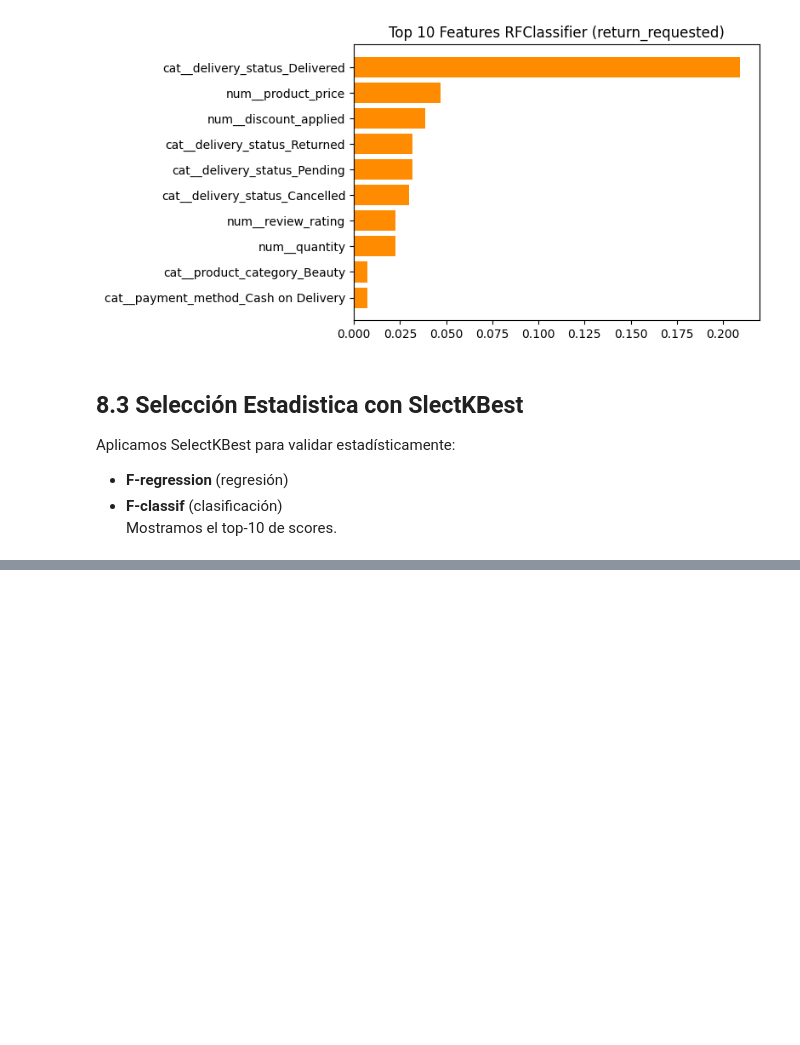
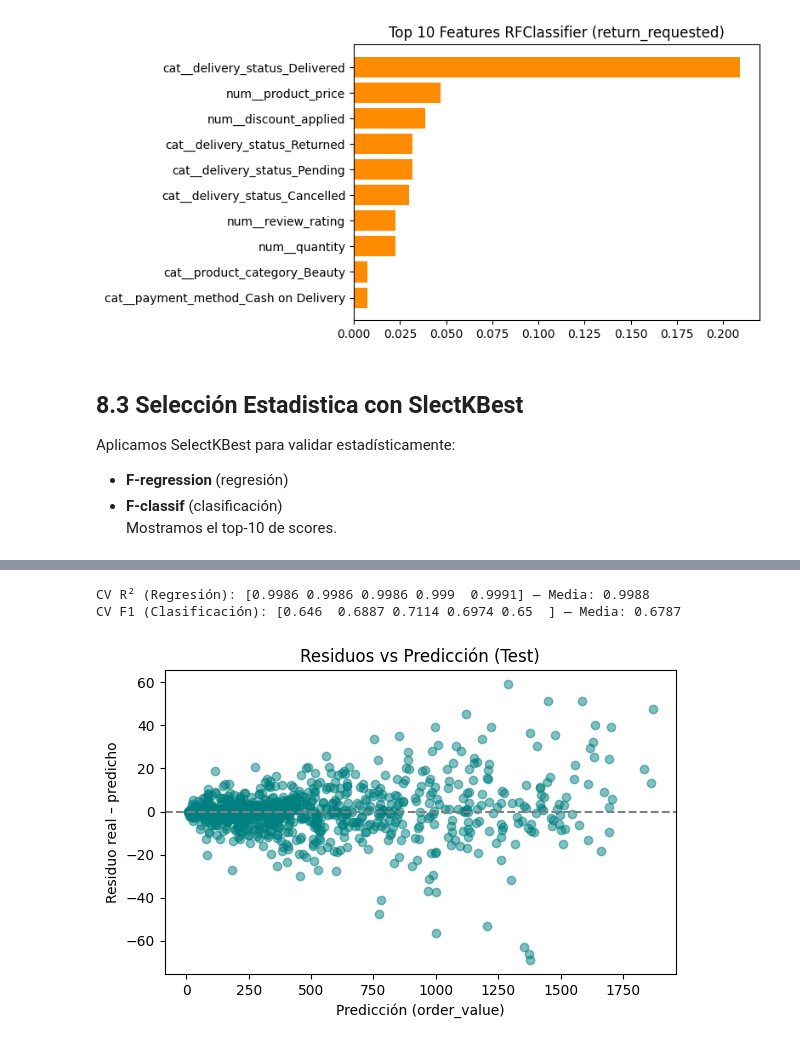
Before and after one commit to rgriveros/data-science-proyecto, a Jupyter notebook: notebooks/ProyectoParteIII_RiverosLobos.ipynb, the cells around one changed output, grey strips where cells are left out. Drawn from its saved outputs; the diff is of its cells as text; code cells hidden in the pictures; blank space fills up the shorter version.

```diff
--- a/notebooks/ProyectoParteIII_RiverosLobos.ipynb
+++ b/notebooks/ProyectoParteIII_RiverosLobos.ipynb
@@ -970,0 +1245,16 @@ Passing `palette` without assigning `hue` is deprecated and will be removed in v
+# %%
+# 10.3.a Regresión en Test Set con el mejor regresor
+best_reg = grid_reg.best_estimator_
+y_pred_r = best_reg.predict(X_test_r_red)
+
+from sklearn.metrics import r2_score, mean_squared_error, mean_absolute_error
+metrics_reg_test = {
+    'R2': r2_score(y_test_r, y_pred_r),
+    'MSE': mean_squared_error(y_test_r, y_pred_r),
+    'MAE': mean_absolute_error(y_test_r, y_pred_r)
+}
+
+import pandas as pd
+df_reg_test = pd.DataFrame([metrics_reg_test], index=['Optimized Reduced'])
+print("Desempeño Regresión (Test):")
+print(df_reg_test.round(3).to_string())
@@ -970,0 +1313,33 @@ Passing `palette` without assigning `hue` is deprecated and will be removed in v
+# %%
+### 11.1 Validación Cruzada
+
+from sklearn.model_selection import cross_val_score
+
+# Regresión: 5-fold R²
+cv_r2 = cross_val_score(best_reg, X_train_r_red, y_train_r, cv=5, scoring='r2')
+print("CV R² (Regresión):", cv_r2.round(4), "— Media:", cv_r2.mean().round(4))
+
+# Clasificación: 5-fold F1
+cv_f1 = cross_val_score(best_clf, X_train_c_red, y_train_c, cv=5, scoring='f1')
+print("CV F1 (Clasificación):", cv_f1.round(4), "— Media:", cv_f1.mean().round(4))
+# %% [output]
+CV R² (Regresión): [0.9986 0.9986 0.9986 0.999  0.9991] — Media: 0.9988
+CV F1 (Clasificación): [0.646  0.6887 0.7114 0.6974 0.65  ] — Media: 0.6787
+# %%
+### 11.2 Análisis de Residuos (Regresión)
+import matplotlib.pyplot as plt
+
+# Predicciones en train y test
+y_train_pred = best_reg.predict(X_train_r_red)
+residuos = y_test_r - y_pred_r
+
+plt.figure(figsize=(6,4))
+plt.scatter(y_pred_r, residuos, alpha=0.5, color='teal')
+plt.axhline(0, linestyle='--', color='gray')
+plt.xlabel('Predicción (order_value)')
+plt.ylabel('Residuo real – predicho')
+plt.title('Residuos vs Predicción (Test)')
+plt.tight_layout()
+plt.show()
+# %% [output]
+[figure, added]
```
Also changed, not shown: parts of 26 cells of this notebook.
